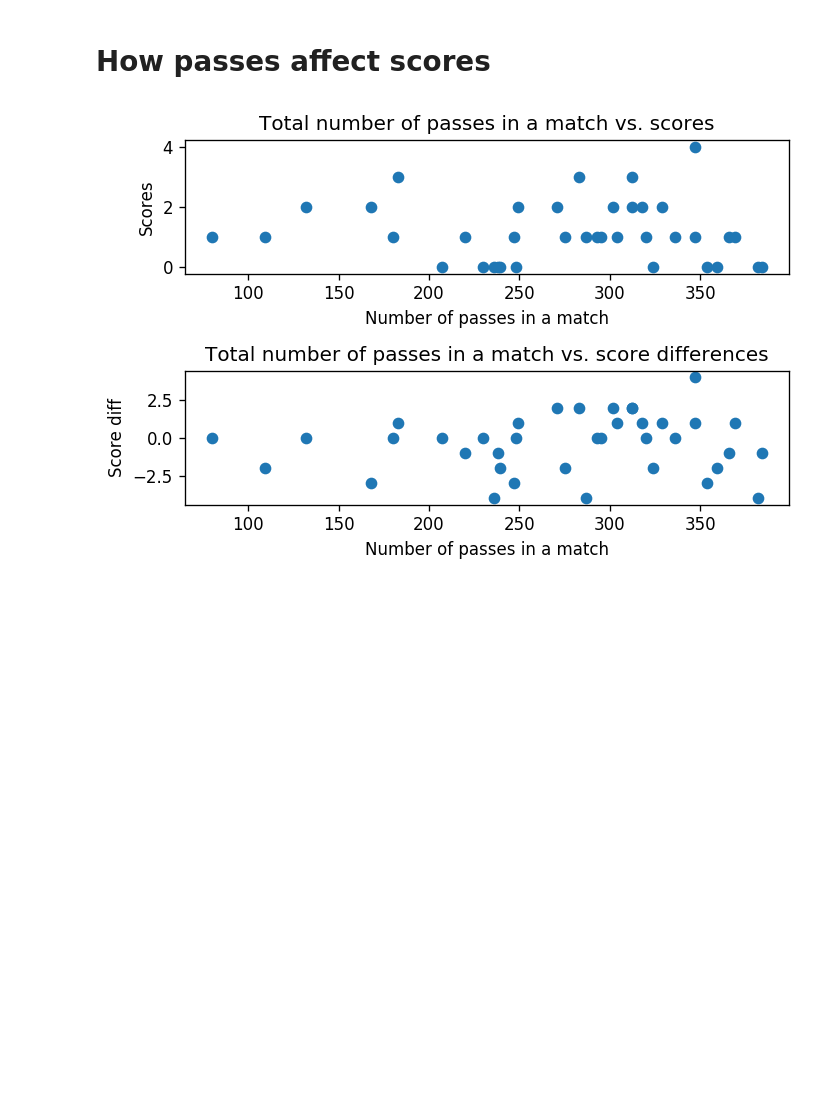
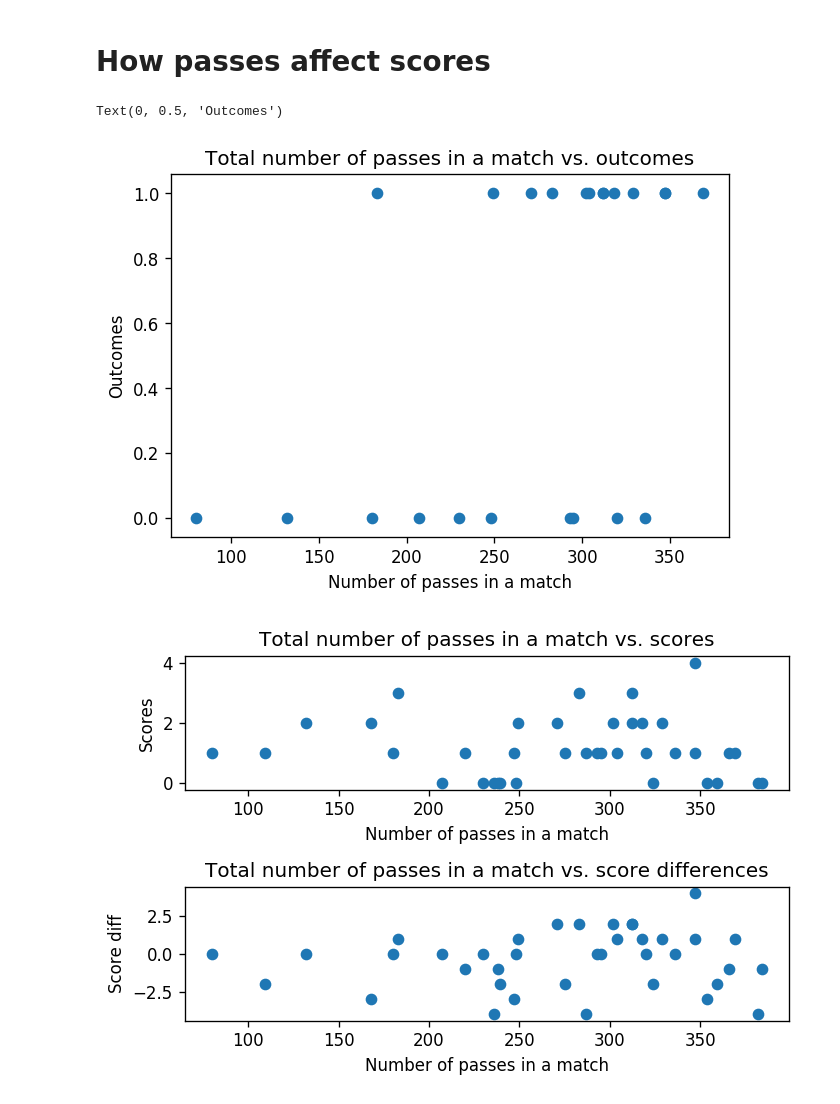
Before and after one commit to tjysdsg/MCM-2020-D, a Jupyter notebook: EDA.ipynb, the cells around one changed output. Cells and saved outputs as stored; diff of their text form; code cells hidden in the pictures; blank space fills up the shorter version.

```diff
--- a/EDA.ipynb
+++ b/EDA.ipynb
@@ -269,11 +302,19 @@ def get_outcome(data, match_id: int):
 def get_total_n_passes(data, match_id: int):
     return data[data['MatchID'] == match_id].shape[0]
 
-def plot_total_n_passes_against(eval_func, matches_data=matches_df, passes_data=huskies_passes, ax=plt):
+def plot_total_n_passes_against(x_func, y_func, matches_data=matches_df, passes_data=huskies_passes, ax=plt):
     match_ids = list(np.unique(passes_data['MatchID']))
-    passes = [get_total_n_passes(passes_data, mi) for mi in match_ids]
-    outcomes = [eval_func(matches_data, mi) for mi in match_ids]
+    passes = [x_func(passes_data, mi) for mi in match_ids]
+    outcomes = [y_func(matches_data, mi) for mi in match_ids]
     ax.scatter(passes, outcomes)
+# %%
+plot_total_n_passes_against(get_total_n_passes, get_outcome, ax=plt)
+plt.title("Total number of passes in a match vs. outcomes")
+plt.xlabel("Number of passes in a match")
+plt.ylabel("Outcomes")
+# %% [output]
+Text(0, 0.5, 'Outcomes')
+[figure, added]
 # %%
 fig, axs = plt.subplots(2)
 
```
Also changed, not shown: parts of 5 cells of this notebook.
